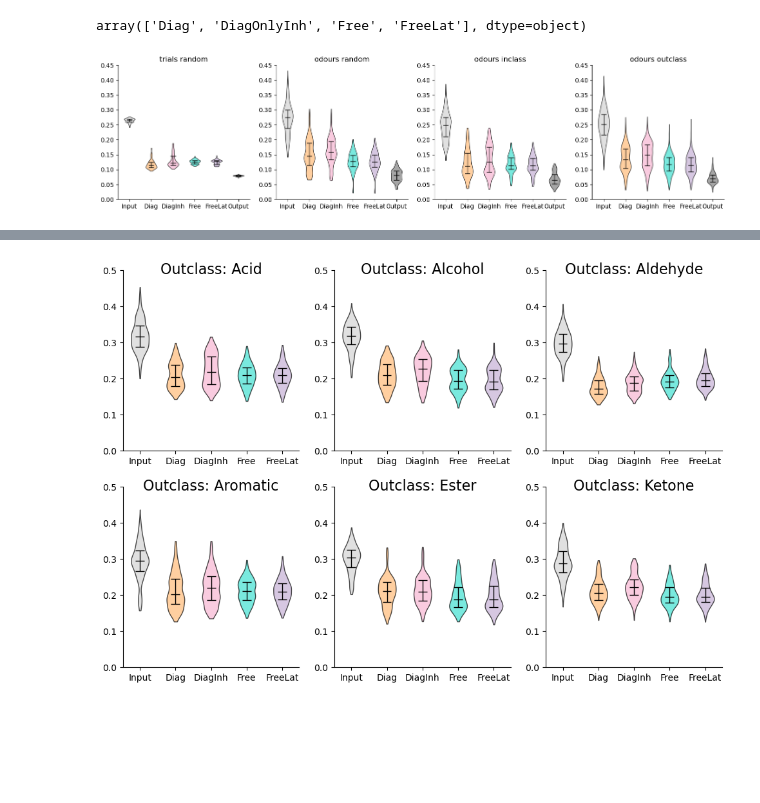
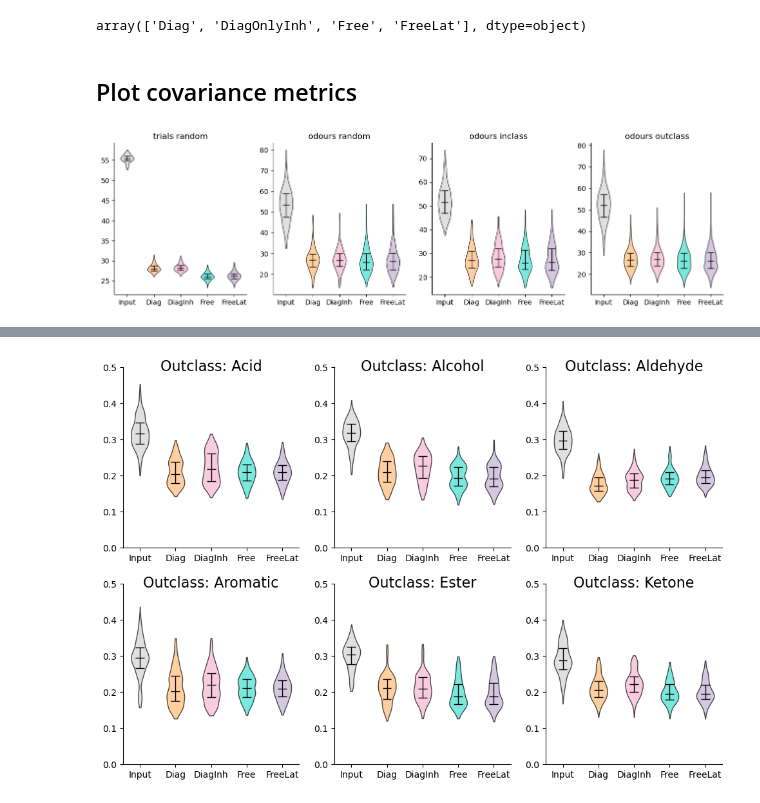
Before and after one commit to stootoon/glom-io-transform-release, a Jupyter notebook: model-fitting/demo_generalization.ipynb, the cells around one changed output, grey strips where cells are left out. Drawn from its saved outputs; the diff is of its cells as text; code cells hidden in the pictures; blank space fills up the shorter version.

```diff
--- a/model-fitting/demo_generalization.ipynb
+++ b/model-fitting/demo_generalization.ipynb
@@ -128,44 +127,46 @@ df.head()
 df["model"].unique()
 # %% [output]
 array(['Diag', 'DiagOnlyInh', 'Free', 'FreeLat'], dtype=object)
+# %% [markdown]
+## Plot covariance metrics
 # %%
 import figures; reload(figures)
 from figures import ViolinPlotData, violin_plots, scatter_plot
 import proc_fit_models as pfm; reload(pfm)
-prefix = "corr_en"
+prefix = "cov"
 assert prefix in ["cov", "corr", "corr_en"], "prefix must be one of 'cov', 'corr', or 'corr_en'"
 nr, nc = 1, 4
 fig, ax = plt.subplots(nrows=nr, ncols=nc, figsize=((4+ 0.5*(prefix=="corr_en")) * nc, 4 * nr))
 split_descr = {"trials": ("trials", "random"),
                "odours_random,": ("odours", "random"),
                "odours_inclass": ("odours", "inclass"),
                "odours_outclass": ("odours", "outclass")}
 order = ["trials", "odours_random,", "odours_inclass", "odours_outclass"]
 model_labs = {"Diag": "Diag",
               "DiagOnlyInh": "DiagInh",
               "Free": "Free",
               "FreeLat": "FreeLat"}
 model_names = list(model_labs.keys())
 which_models = list(model_labs.keys())
 cols = ["Gray"] + [pfm.model_color(m) for m in model_names]
 for i, (axi, split_name) in enumerate(zip(ax.flatten(), order)):
     sampler, mode = split_descr[split_name]
     split_mask = (df["sampler"] == sampler) & (df["mode"] == mode)
     if prefix in ["cov", "corr"]:
         in_out       = df[split_mask & (df['model']=="Diag")][f"{prefix}_in_out"].values
         models_est_out = [df[split_mask & (df['model']==m)][f"{prefix}_est_out"].values for m in model_names]
         axi = violin_plots(axi, [ViolinPlotData(in_out, "LightGray", "Input")] + [ViolinPlotData(models_est_out[i], pfm.model_color(model_names[i]), model_labs[model_names[i]]) for i in range(len(model_names))])
     else:
         en_in       = df[split_mask & (df['model']=="Diag")][f"{prefix}_in"].values
         en_out      = df[split_mask & (df['model']=="Diag")][f"{prefix}_out"].values
         en_est_models = [df[split_mask & (df['model']==m)][f"{prefix}_est"].values for m in model_names]
         axi = violin_plots(axi, [ViolinPlotData(en_in, "LightGray", "Input")] + [ViolinPlotData(en_est_models[i], pfm.model_color(model_names[i]), model_labs[model_names[i]]) for i in range(len(model_names))] + [ViolinPlotData(en_out, "Gray", "Output")])
         axi.set_ylim((0, 0.45))
     axi.set_title(f"{sampler} {mode}")
     #i >0 and axi.set_ylim((0, 0.5) if prefix=="corr" else (0, 80))
     [axi.spines[spine].set_visible(False) for spine in ['top', 'right']]
 # %% [output]
-[figure, old version]
+[figure, new version]
 # %%
 reload(figures)
 from figures import scatter_plot
```
Also changed, not shown: parts of 34 cells of this notebook, 1 other file.
